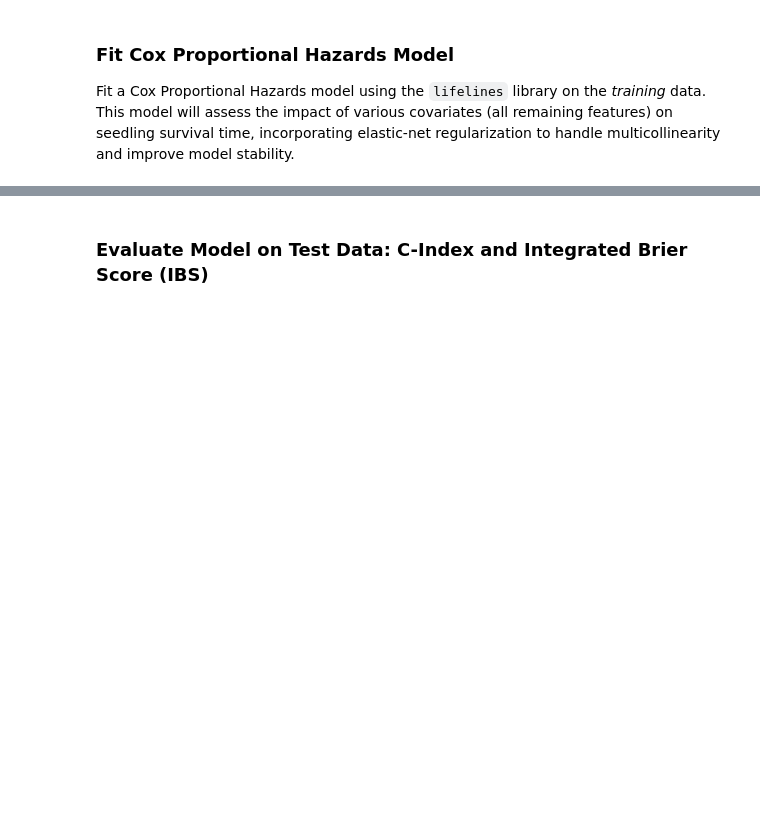
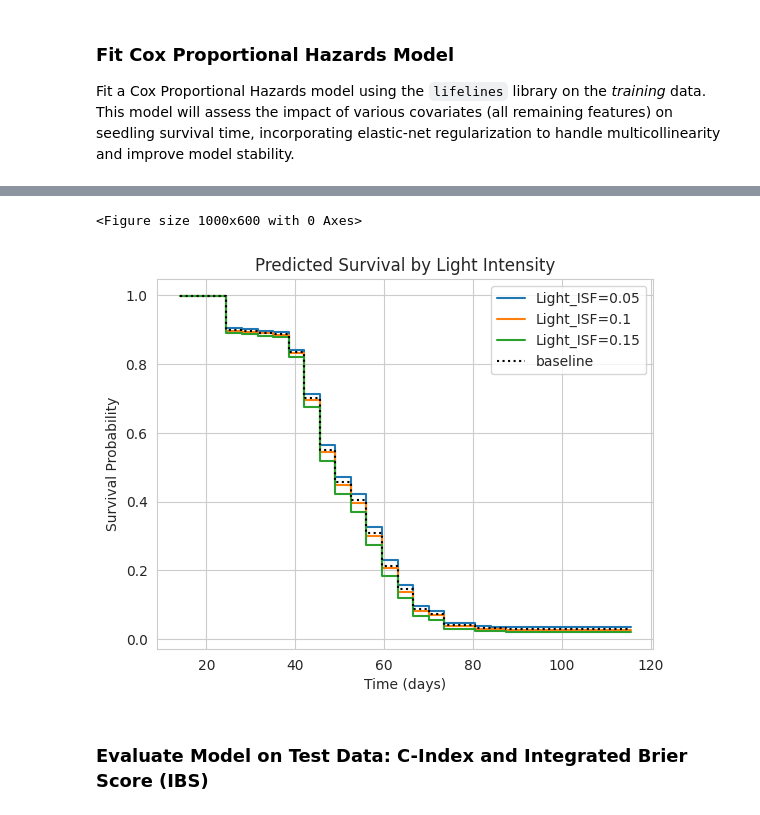
Before and after one commit to liskajiri/appr_lifelines, a Jupyter notebook: APPR_PROJECT.ipynb, the cells around one changed output, grey strips where cells are left out. Drawn from its saved outputs; the diff is of its cells as text; code cells hidden in the pictures; blank space fills up the shorter version.

```diff
--- a/APPR_PROJECT.ipynb
+++ b/APPR_PROJECT.ipynb
@@ -477,3 +517,14 @@ Cox Proportional Hazards Model Summary:
+# %%
+# Plotting the effect of different light levels on survival
+plt.figure(figsize=(10, 6))
+cph.plot_partial_effects_on_outcome(covariates='Light_ISF', values=[0.05, 0.10, 0.15])
+plt.title("Predicted Survival by Light Intensity")
+plt.ylabel("Survival Probability")
+plt.xlabel("Time (days)")
+plt.show()
+# %% [output]
+<Figure size 1000x600 with 0 Axes>
+[figure, added]
 # %% [markdown]
 ### Evaluate Model on Test Data: C-Index and Integrated Brier Score (IBS)
 # %%
```
Also changed, not shown: parts of 33 cells of this notebook, 1 other file.
